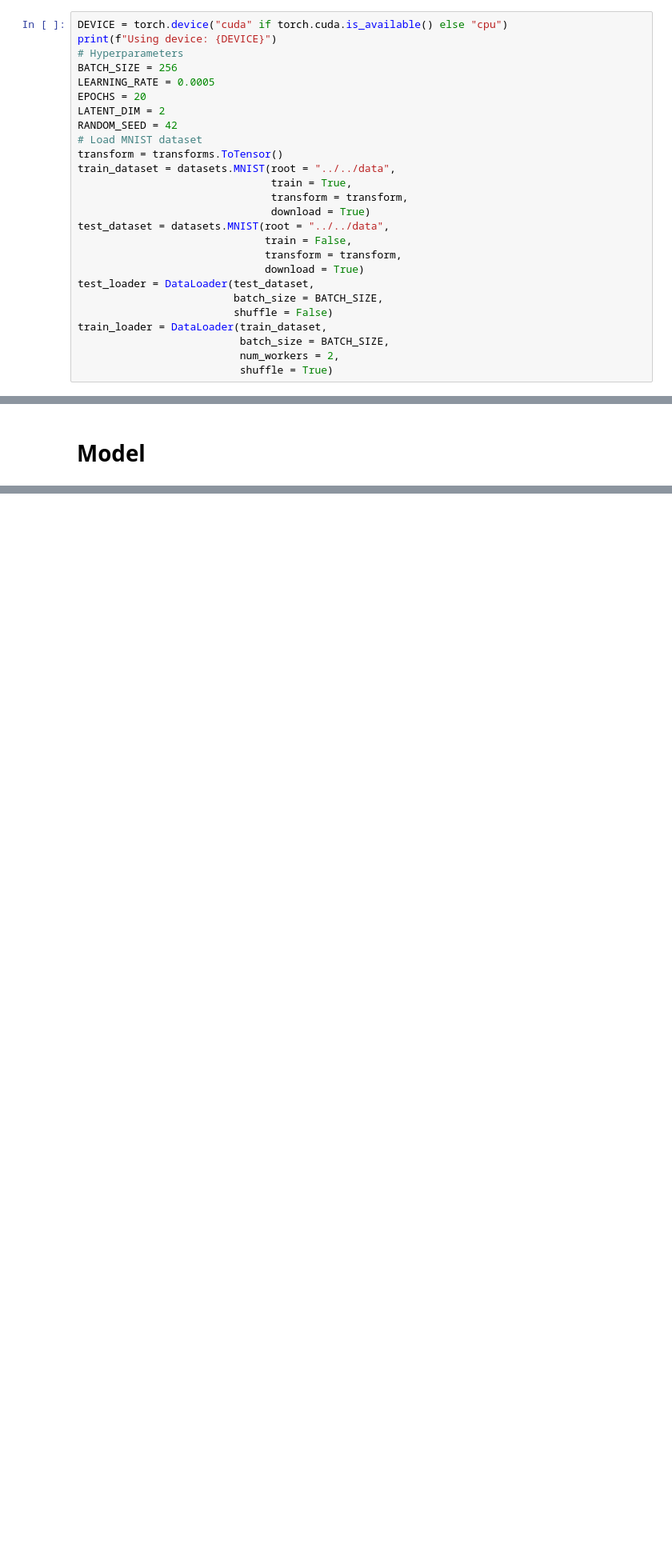
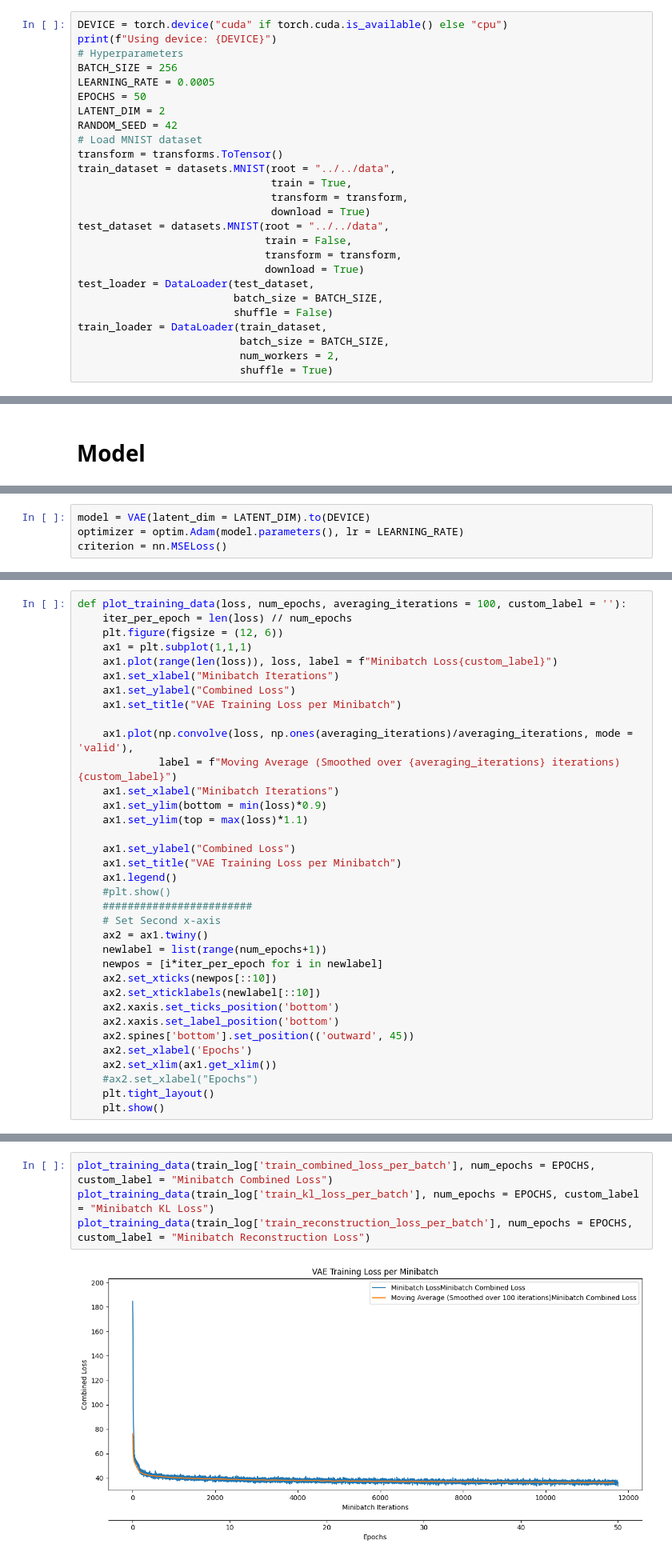
Before and after one commit to dr-bay/deep-learning-Raschka, a Jupyter notebook: L17/VAE_mnist_yasir.ipynb, the cells around one changed output, grey strips where cells are left out. Shown at 80% size. Saved outputs shown, nothing was run; the diff lists cells and outputs as text; blank space fills up the shorter version.

```diff
--- a/L17/VAE_mnist_yasir.ipynb
+++ b/L17/VAE_mnist_yasir.ipynb
@@ -26,7 +26,7 @@ print(f"Using device: {DEVICE}")
 # Hyperparameters
 BATCH_SIZE = 256
 LEARNING_RATE = 0.0005
-EPOCHS = 20
+EPOCHS = 50
 LATENT_DIM = 2
 RANDOM_SEED = 42
 # Load MNIST dataset
@@ -160,0 +165,4 @@ class VAE(nn.Module):
+# %%
+model = VAE(latent_dim = LATENT_DIM).to(DEVICE)
+optimizer = optim.Adam(model.parameters(), lr = LEARNING_RATE)
+criterion = nn.MSELoss()
@@ -160,0 +247,35 @@ class VAE(nn.Module):
+# %%
+def plot_training_data(loss, num_epochs, averaging_iterations = 100, custom_label = ''):
+    iter_per_epoch = len(loss) // num_epochs
+    plt.figure(figsize = (12, 6))
+    ax1 = plt.subplot(1,1,1)
+    ax1.plot(range(len(loss)), loss, label = f"Minibatch Loss{custom_label}")
+    ax1.set_xlabel("Minibatch Iterations")
+    ax1.set_ylabel("Combined Loss")
+    ax1.set_title("VAE Training Loss per Minibatch")
+
+    ax1.plot(np.convolve(loss, np.ones(averaging_iterations)/averaging_iterations, mode = 'valid'),
+             label = f"Moving Average (Smoothed over {averaging_iterations} iterations){custom_label}")
+    ax1.set_xlabel("Minibatch Iterations")
+    ax1.set_ylim(bottom = min(loss)*0.9)
+    ax1.set_ylim(top = max(loss)*1.1)
+
+    ax1.set_ylabel("Combined Loss")
+    ax1.set_title("VAE Training Loss per Minibatch")
+    ax1.legend()
+    #plt.show()
+    ########################
+    # Set Second x-axis
+    ax2 = ax1.twiny()
+    newlabel = list(range(num_epochs+1))
+    newpos = [i*iter_per_epoch for i in newlabel]
+    ax2.set_xticks(newpos[::10])
+    ax2.set_xticklabels(newlabel[::10])
+    ax2.xaxis.set_ticks_position('bottom')
+    ax2.xaxis.set_label_position('bottom')
+    ax2.spines['bottom'].set_position(('outward', 45))
+    ax2.set_xlabel('Epochs')
+    ax2.set_xlim(ax1.get_xlim())
+    #ax2.set_xlabel("Epochs")
+    plt.tight_layout()
+    plt.show()
@@ -160,0 +286,6 @@ class VAE(nn.Module):
+# %%
+plot_training_data(train_log['train_combined_loss_per_batch'], num_epochs = EPOCHS, custom_label = "Minibatch Combined Loss")
+plot_training_data(train_log['train_kl_loss_per_batch'], num_epochs = EPOCHS, custom_label = "Minibatch KL Loss")
+plot_training_data(train_log['train_reconstruction_loss_per_batch'], num_epochs = EPOCHS, custom_label = "Minibatch Reconstruction Loss")
+# %% [output]
+[figure, added]
```
Also changed, not shown: parts of 16 cells of this notebook, 2 other files.
